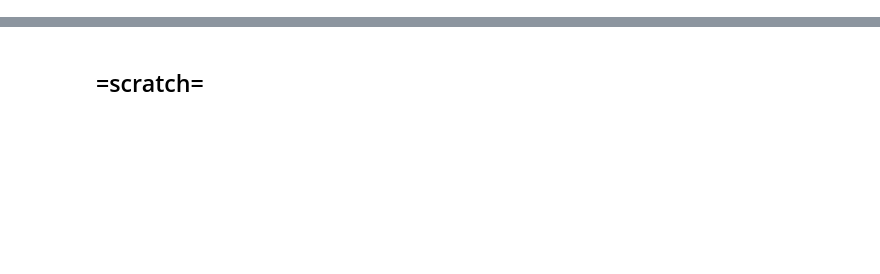
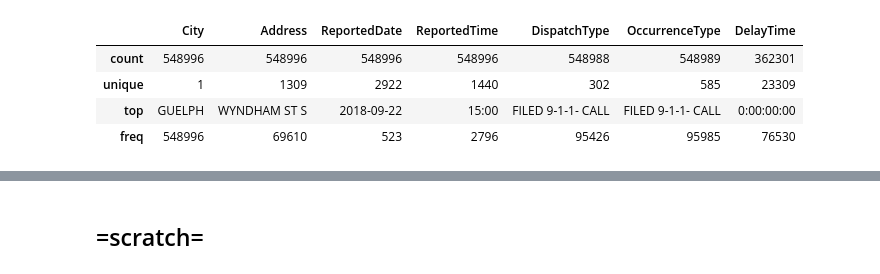
Before and after one commit to johnallanach/guelph-crime-map, a Jupyter notebook: notebooks/gps-crime.ipynb, the cells around one changed output, grey strips where cells are left out. Saved outputs shown, nothing was run; the diff lists cells and outputs as text; code cells hidden in the pictures; blank space fills up the shorter version.

```diff
--- a/notebooks/gps-crime.ipynb
+++ b/notebooks/gps-crime.ipynb
@@ -30,0 +36,4 @@ df_gps.drop(df_gps.columns[droprange], axis=1, inplace=True)
+# %%
+# Drop null values for only specifc columns
+df_gps = df_gps.dropna(subset=['Address'])
+df_gps = df_gps.dropna(subset=['City'])
@@ -31,3 +52,3 @@ df_gps.drop(df_gps.columns[droprange], axis=1, inplace=True)
 # %%
 # drop city entries not equal to GUELPH
-df_gps[df_gps.City == 'GUELPH']
+df_gps = df_gps[df_gps.City == 'GUELPH']
@@ -49,0 +55,8 @@ df_gps.City.unique()
+# %%
+df_gps.describe()
+# %% [output]
+|  | City | Address | ReportedDate | ReportedTime | DispatchType | OccurrenceType | DelayTime |
+| count | 548996 | 548996 | 548996 | 548996 | 548988 | 548989 | 362301 |
+| unique | 1 | 1309 | 2922 | 1440 | 302 | 585 | 23309 |
+| top | GUELPH | WYNDHAM ST S | 2018-09-22 | 15:00 | FILED 9-1-1- CALL | FILED 9-1-1- CALL | 0:00:00:00 |
+| freq | 548996 | 69610 | 523 | 2796 | 95426 | 95985 | 76530 |
```
Also changed, not shown: parts of 18 cells of this notebook.
